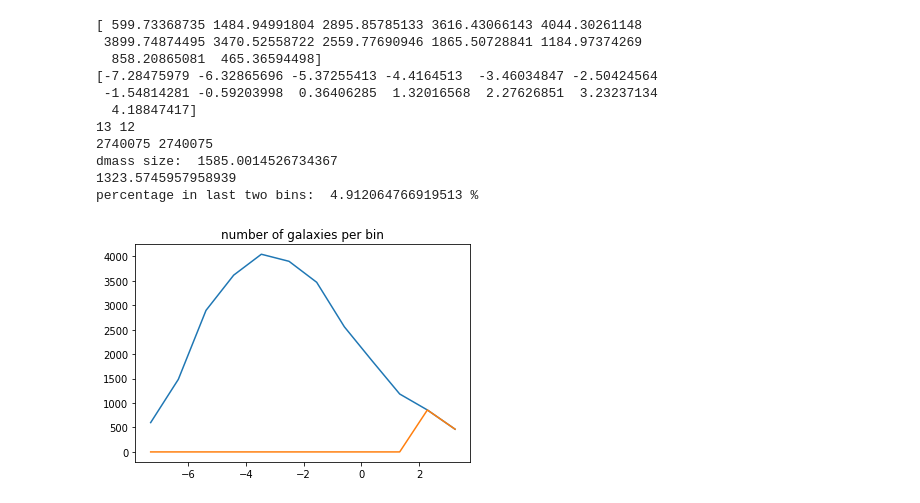
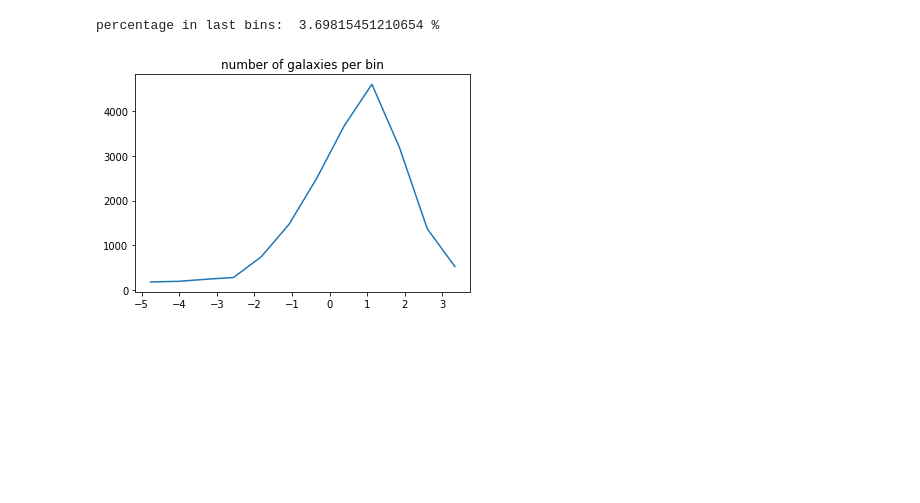
Before and after one commit to sujeong-lee/DMASS, a Jupyter notebook: code_py3/Singular_Systematic.ipynb, the cells around one changed output. Drawn from its saved outputs; the diff is of its cells as text; code cells hidden in the pictures; blank space fills up the shorter version.

```diff
--- a/code_py3/Singular_Systematic.ipynb
+++ b/code_py3/Singular_Systematic.ipynb
@@ -173,7 +173,8 @@ def uniform_random_on_sphere(data, size = None ):
 
 # import DMASS in validation region
 #lens, randoms = calling_lens_catalog('/fs/scratch/PCON0003/warner785/bwarner/dmass_y1_public_v1.fits')
-dmass_val, randoms = calling_lens_catalog('../output/test/train_cat/y3/dmass_st82_DET200_final.fits')
+dmass_val, randoms = calling_lens_catalog('../output/test/train_cat/y3/dmass_st82_DET200_TRAIN.fits')
+# ('../output/test/train_cat/y3/dmass_st82_DET200_final.fits')
 
 random_val = uniform_random_on_sphere(dmass_val, size = 10*int(np.sum(dmass_val['WEIGHT']))) #larger size of randoms
 # applying LSS mask
@@ -213,9 +214,14 @@ def cutPCA(sysMap):
 
     sysMap = keepGoodRegion(sysMap)
 
-    mask4 =(sysMap['RA']>18)&(sysMap['RA']<43)
-    mask4 = mask4 & (sysMap['DEC']>-10) & (sysMap['DEC']<10)
-    sysMap = sysMap[mask4]
+#    mask4 =(sysMap['RA']>18)&(sysMap['RA']<43)
+#    mask4 = mask4 & (sysMap['DEC']>-10) & (sysMap['DEC']<10)
+#    sysMap = sysMap[mask4]
+
+ # for training region
+    mask = (sysMap['RA']>310) & (sysMap['RA']<360)|(sysMap['RA']<7)
+    mask = mask & (sysMap['DEC']>-10) & (sysMap['DEC']<10)
+    sysMap = sysMap[mask]
 
     return sysMap
 
@@ -553,7 +559,7 @@ trend = []
 # %%
 input_path = '/fs/scratch/PCON0008/warner785/bwarner/pca_maps_jointmask_no_stars1623/'
 #y3/band_z/
-input_keyword = 'pca1_'
+input_keyword = 'pca6_'
 sysMap = io.SearchAndCallFits(path = input_path, keyword = input_keyword)
 
 path = '/fs/scratch/PCON0008/warner785/bwarner/'
@@ -571,9 +577,9 @@ index_mask = np.argsort(dmass_val)
 dmass_chron = dmass_val[index_mask] # ordered by hpix values
 dmass_chron['HPIX_4096'] = hp.nest2ring(4096, dmass_chron['HPIX_4096'])
 
-h_ran = fitsio.read('../output/test/train_cat/y3/'+input_keyword+'h_ran2.fits')
-norm_number_density_ran = fitsio.read('../output/test/train_cat/y3/'+input_keyword+'norm_ran2.fits')
-fracerr_ran_norm = fitsio.read('../output/test/train_cat/y3/'+input_keyword+'fracerr_ran2.fits')
+h_ran = fitsio.read('../output/test/train_cat/y3/'+input_keyword+'h_ran_train.fits')
+norm_number_density_ran = fitsio.read('../output/test/train_cat/y3/'+input_keyword+'norm_ran_train.fits')
+fracerr_ran_norm = fitsio.read('../output/test/train_cat/y3/'+input_keyword+'fracerr_ran_train.fits')
 
 h, sysval_gal, pedge1 = number_gal(sysMap, dmass_chron, sys_weights = False)
 area = area_pixels(sysMap, fracDet)
@@ -613,42 +613,32 @@ else:
 # %%
 # truncating the data that goes against the trend-- if data is small enough to neglect
-print(h)
-print(pedge1)
+#print(h)
+#print(pedge1)
 fig, ax = plt.subplots()
-print(pedge1.size, h.size)
+#print(pedge1.size, h.size)
 
-mask1 = sysval_gal > pedge1[10]
-print(sysval_gal.size, dmass_chron.size)
+#mask1 = sysval_gal > pedge1[11]
+#print(sysval_gal.size, dmass_chron.size)
 ax.errorbar(pedge1[:-1], h)
 #ax.hist(sysval_gal, bins=pedge1)
-h2, pedge2 = np.histogram(sysval_gal[mask1], bins=pedge1, weights = dmass_chron["WEIGHT"][mask1])
-ax.errorbar(pedge2[:-1], h2)
+#h2, pedge2 = np.histogram(sysval_gal[mask1], bins=pedge1, weights = dmass_chron["WEIGHT"][mask1])
+#ax.errorbar(pedge2[:-1], h2)
 
-print("dmass size: ", np.sum(dmass_chron["WEIGHT"][mask1]))
+#print("dmass size: ", np.sum(dmass_chron["WEIGHT"][mask1]))
 #print("sys:", np.sum(sysval_gal[mask1]))
 
 sum_h = np.sum(h)
 #print("sum_h", sum_h)
-sum_h2=h2[10]+h2[11]
-print(sum_h2)
+#sum_h2=h2[11] #+h2[11]
+#print(sum_h2)
 
 #ax.legend(chi2_reduced)
 plt.title('number of galaxies per bin')
 
-print("percentage in last two bins: ", ((h[10]+h[11])/np.sum(h))*100, "%")
+print("percentage in last bins: ", ((h[1]+h[2]+h[3])/np.sum(h))*100, "%") #h[10]+
 # %% [output]
-[ 599.73368735 1484.94991804 2895.85785133 3616.43066143 4044.30261148
- 3899.74874495 3470.52558722 2559.77690946 1865.50728841 1184.97374269
-  858.20865081  465.36594498]
-[-7.28475979 -6.32865696 -5.37255413 -4.4164513  -3.46034847 -2.50424564
- -1.54814281 -0.59203998  0.36406285  1.32016568  2.27626851  3.23237134
-  4.18847417]
-13 12
-2740075 2740075
-dmass size:  1585.0014526734367
-1323.5745957958939
-percentage in last two bins:  4.912064766919513 %
+percentage in last bins:  3.69815451210654 %
-[figure, old version]
+[figure, new version]
 # %%
 #??ax.hist
 # %%
```
Also changed, not shown: parts of 24 cells of this notebook, 1 other file.
